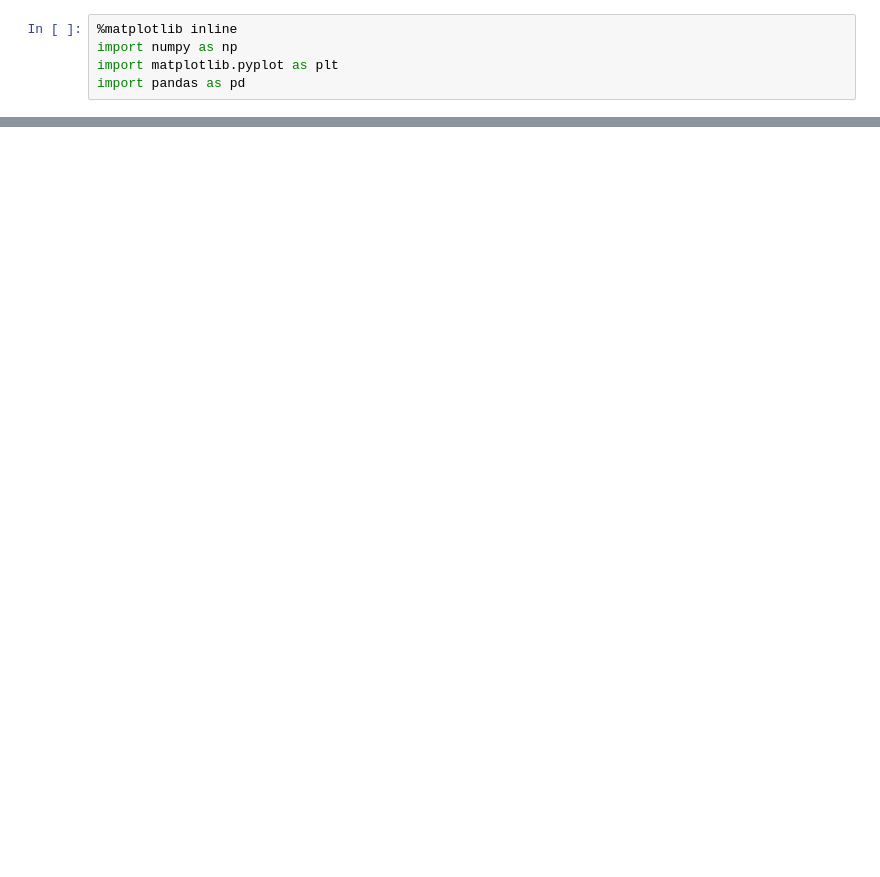
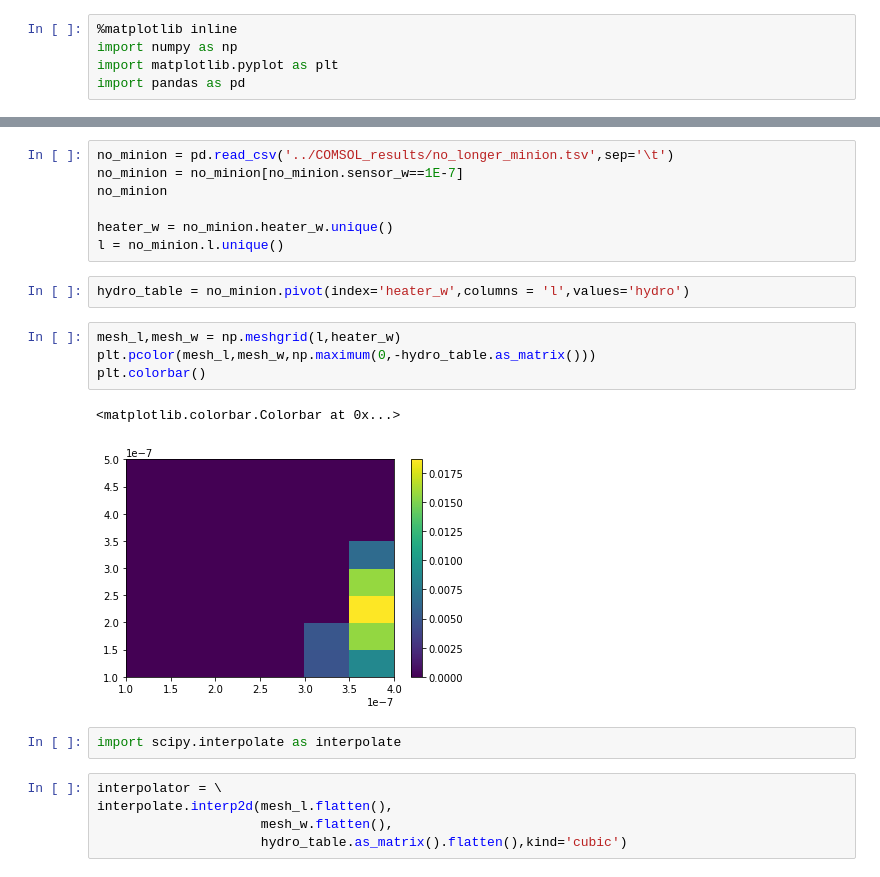
Before and after one commit to jaumededios/nonlocal_heat, a Jupyter notebook: Simulation Analysis/Simulation Analysis.ipynb, the cells around one changed output, grey strips where cells are left out. Cells and saved outputs as stored; diff of their text form; blank space fills up the shorter version.

```diff
--- a/Simulation Analysis/Simulation Analysis.ipynb
+++ b/Simulation Analysis/Simulation Analysis.ipynb
@@ -36,0 +88,23 @@ len(w)
+# %%
+no_minion = pd.read_csv('../COMSOL_results/no_longer_minion.tsv',sep='\t')
+no_minion = no_minion[no_minion.sensor_w==1E-7]
+no_minion
+
+heater_w = no_minion.heater_w.unique()
+l = no_minion.l.unique()
+# %%
+hydro_table = no_minion.pivot(index='heater_w',columns = 'l',values='hydro')
+# %%
+mesh_l,mesh_w = np.meshgrid(l,heater_w)
+plt.pcolor(mesh_l,mesh_w,np.maximum(0,-hydro_table.as_matrix()))
+plt.colorbar()
+# %% [output]
+<matplotlib.colorbar.Colorbar at 0x...>
+[figure, added]
+# %%
+import scipy.interpolate as interpolate
+# %%
+interpolator = \
+interpolate.interp2d(mesh_l.flatten(),
+                     mesh_w.flatten(),
+                     hydro_table.as_matrix().flatten(),kind='cubic')
```
Also changed, not shown: parts of 13 cells of this notebook, 7 other files.
